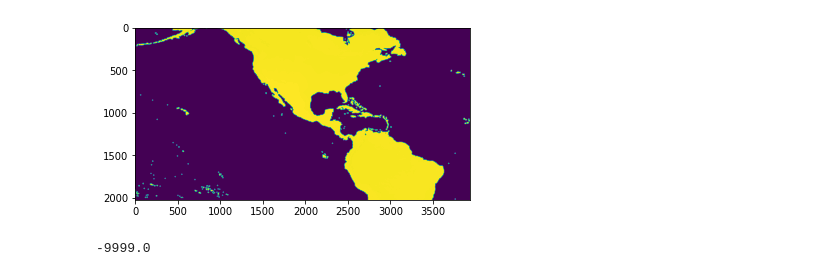
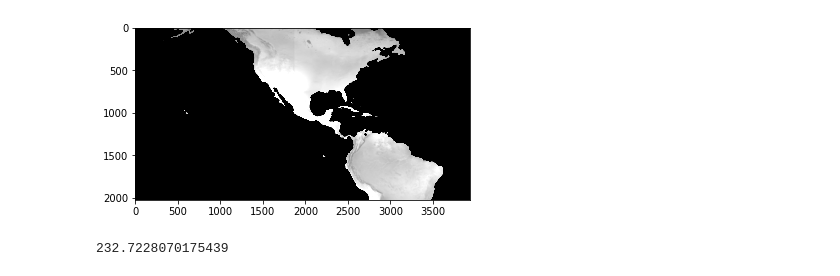
Before and after one commit to Qulxis/ML-Climate-Project-Template-Fall2022, a Jupyter notebook: src/Notebooks/Dataset import tif files.ipynb, the cells around one changed output. Drawn from its saved outputs; the diff is of its cells as text; code cells hidden in the pictures.

```diff
--- a/src/Notebooks/Dataset import tif files.ipynb
+++ b/src/Notebooks/Dataset import tif files.ipynb
@@ -1,17 +1,19 @@
 # %%
 from osgeo import gdal
 import numpy as np
 from matplotlib import pyplot as plt
 ds = gdal.Open("ghi_apr.tif", gdal.GA_ReadOnly)
 # channel = np.array(ds.GetRasterBand(1).ReadAsArray())
 rb = ds.GetRasterBand(1)
 img_array = rb.ReadAsArray()
 
-plt.imshow(img_array)
+plt.imshow(img_array, cmap='gray', vmin=0, vmax=255)
 plt.show()
 
 img_array.shape
-np.min(img_array)
+np.max(img_array)
+
+print(img_array[500,2000])
 # %% [output]
-[figure, old version]
+[figure, new version]
--9999.0
+232.7228070175439
```
Also changed, not shown: parts of 1 cell of this notebook, 2 other files.
